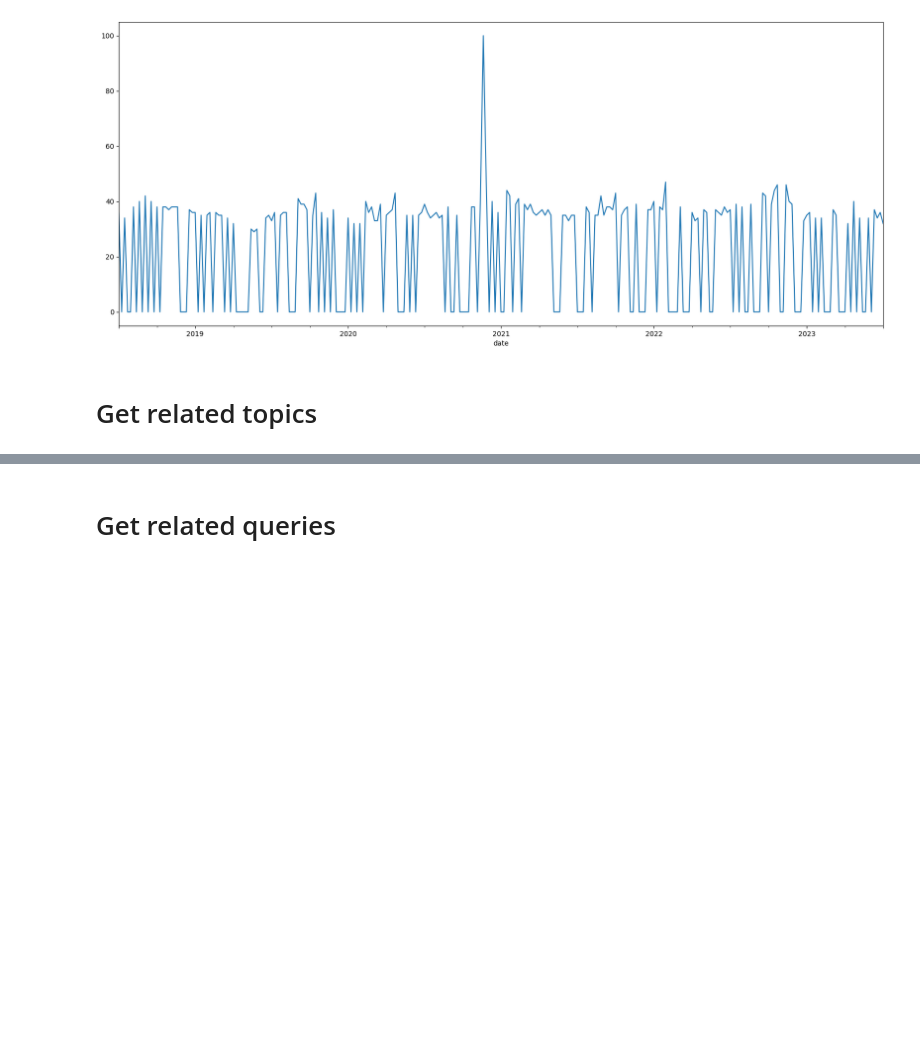
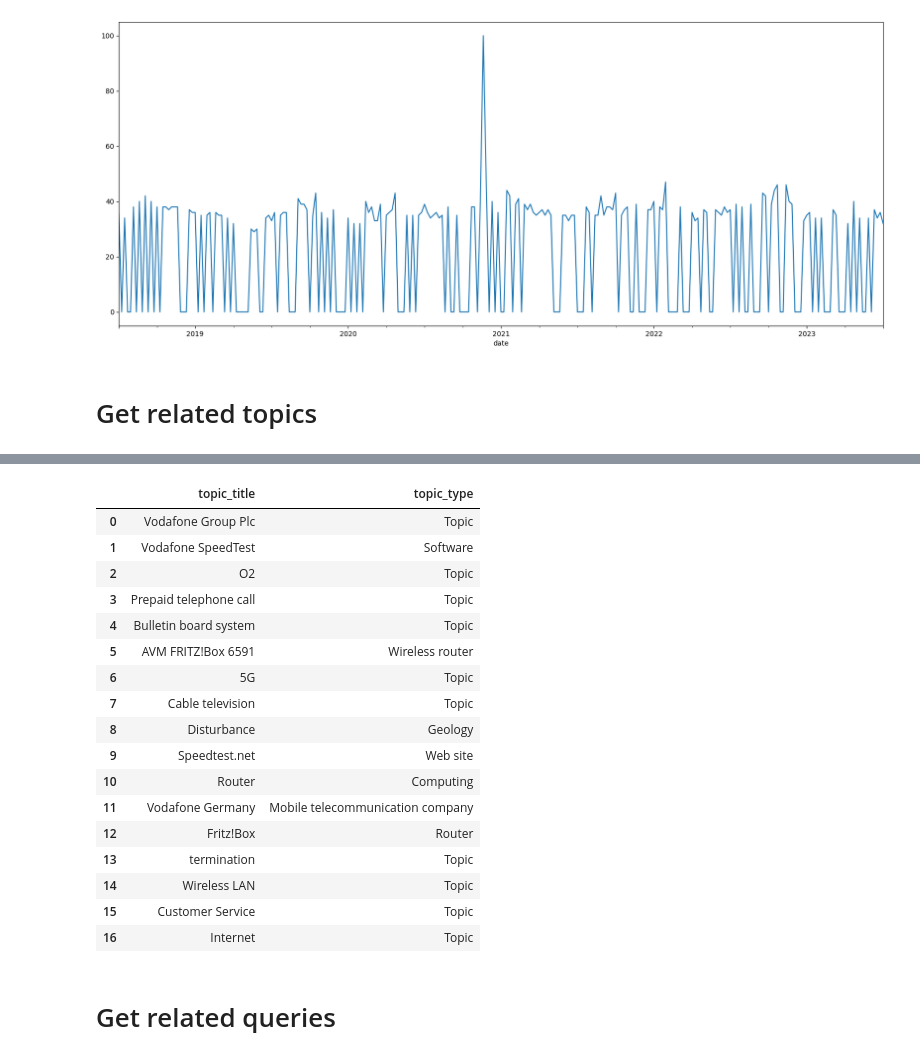
Before and after one commit to ai-doc-git/market_sentiment_analysis, a Jupyter notebook: pytrend.ipynb, the cells around one changed output, grey strips where cells are left out. Drawn from its saved outputs; the diff is of its cells as text; code cells hidden in the pictures; blank space fills up the shorter version.

Commit message:
added rising topics

```diff
--- a/pytrend.ipynb
+++ b/pytrend.ipynb
@@ -110,3 +110,24 @@ trend_analysis.get("Vodafone").get("top")[['topic_title', 'topic_type']]
+# %%
+trend_analysis.get("Vodafone").get("rising")[['topic_title', 'topic_type']]
+# %% [output]
+|  | topic_title | topic_type |
+| 0 | Vodafone Group Plc | Topic |
+| 1 | Vodafone SpeedTest | Software |
+| 2 | O2 | Topic |
+| 3 | Prepaid telephone call | Topic |
+| 4 | Bulletin board system | Topic |
+| 5 | AVM FRITZ!Box 6591 | Wireless router |
+| 6 | 5G | Topic |
+| 7 | Cable television | Topic |
+| 8 | Disturbance | Geology |
+| 9 | Speedtest.net | Web site |
+| 10 | Router | Computing |
+| 11 | Vodafone Germany | Mobile telecommunication company |
+| 12 | Fritz!Box | Router |
+| 13 | termination | Topic |
+| 14 | Wireless LAN | Topic |
+| 15 | Customer Service | Topic |
+| 16 | Internet | Topic |
 # %% [markdown]
 # Get related queries
 # %%
```
Also changed, not shown: parts of 3 cells of this notebook.
